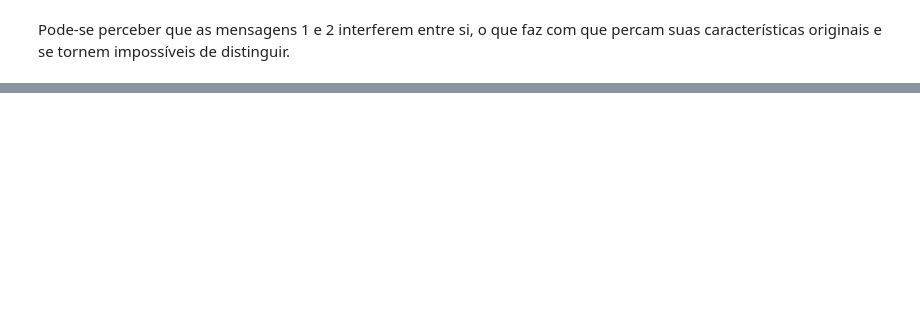
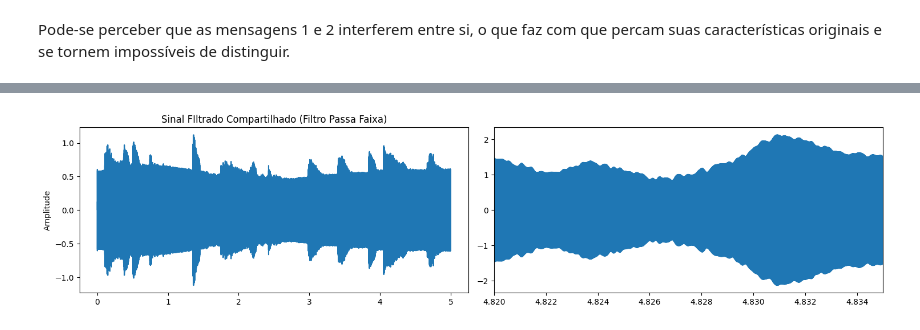
Before and after one commit to iyisakuma/PComunicacao, a Jupyter notebook: Atividade_1_Modulação_AM.ipynb, the cells around one changed output, grey strips where cells are left out. Drawn from its saved outputs; the diff is of its cells as text; code cells hidden in the pictures; blank space fills up the shorter version.

```diff
--- a/Atividade_1_Modulação_AM.ipynb
+++ b/Atividade_1_Modulação_AM.ipynb
@@ -432,0 +478,14 @@ Na demodulação AM usando detecção por envoltória, um filtro passa-faixa pod
+# %%
+eixo_t=np.linspace(0, 5, len(sinal_filtrado_base))
+# Plotando o sinal de áudio
+plt.figure(figsize = (15, 10))
+plt.subplot(3,2,1)
+plt.plot(eixo_t,sinal_filtrado_base)
+plt.ylabel('Amplitude')
+plt.title('Sinal FIltrado Compartilhado (Filtro Passa Faixa)')
+plt.subplot(3,2,2)
+plt.plot(eixo_t,channel)
+plt.xlim(4.82, 4.835)
+plt.tight_layout()
+# %% [output]
+[figure, added]
```
Also changed, not shown: parts of 17 cells of this notebook.
